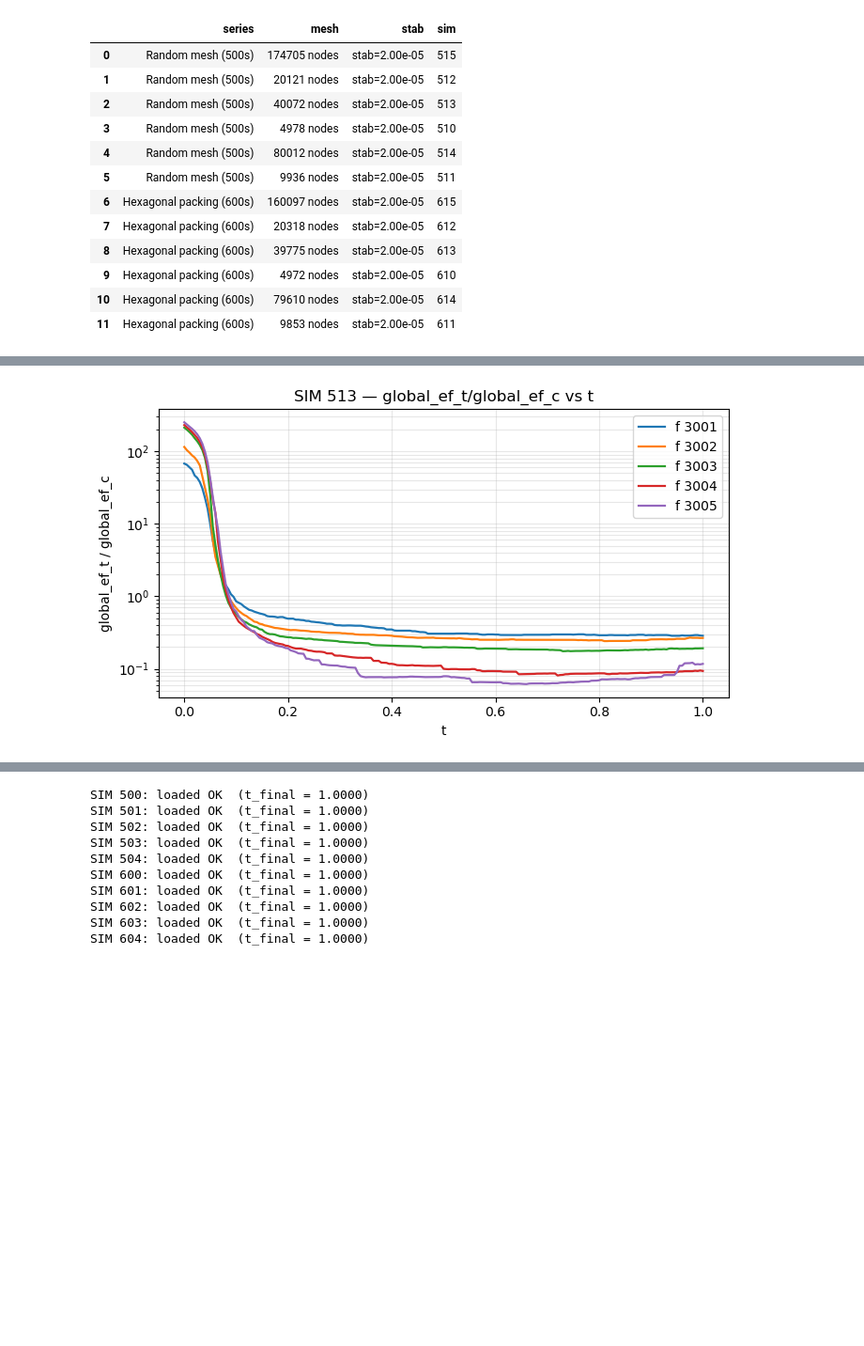
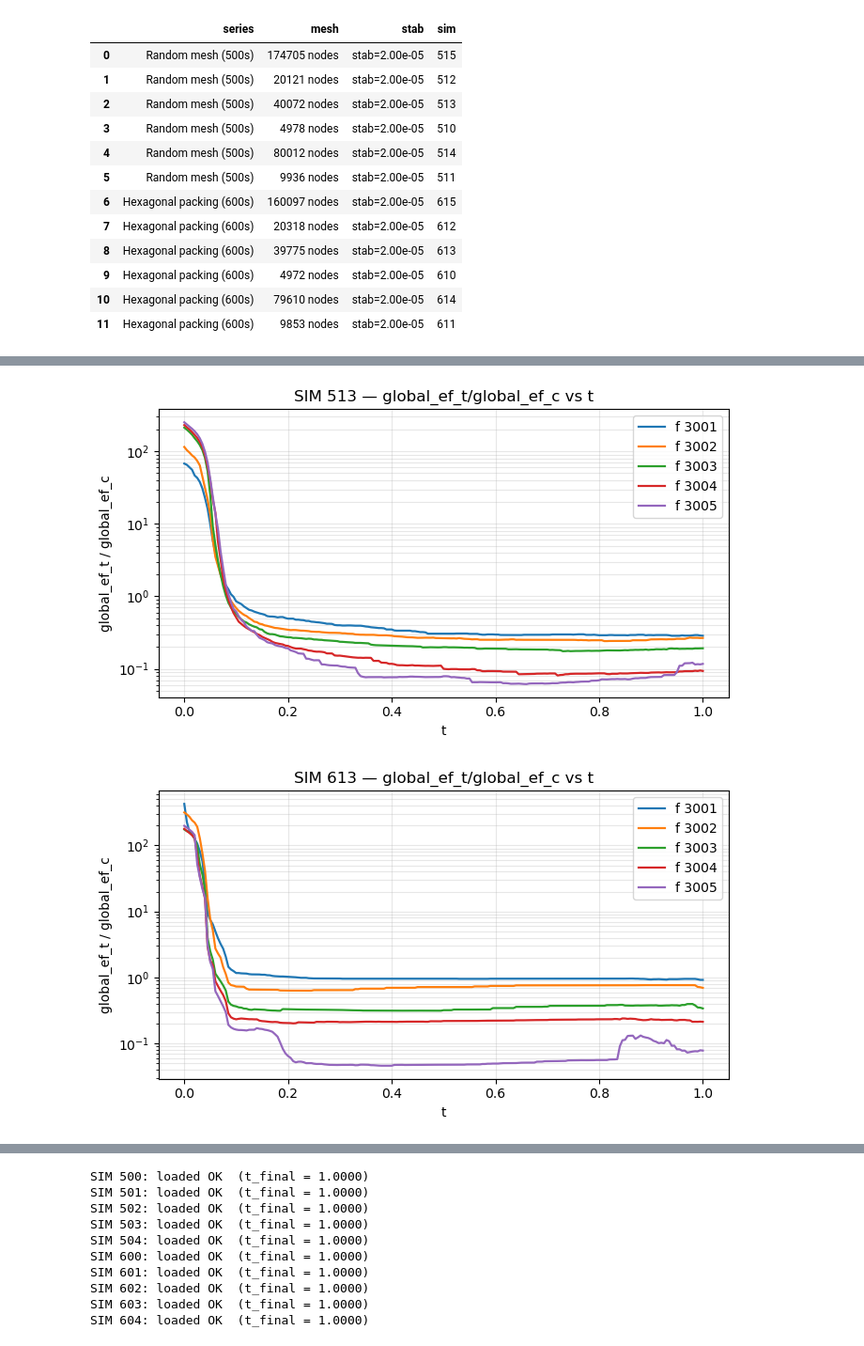
Before and after one commit to francoruffini17/FOAM_V03, a Jupyter notebook: Z001_Results_Analizer/Convergence_analysis_complete_500_600.ipynb, the cells around one changed output, grey strips where cells are left out. Shown at 94% size. Cells and saved outputs as stored; diff of their text form; code cells hidden in the pictures; blank space fills up the shorter version.

```diff
--- a/Z001_Results_Analizer/Convergence_analysis_complete_500_600.ipynb
+++ b/Z001_Results_Analizer/Convergence_analysis_complete_500_600.ipynb
@@ -132,40 +140,44 @@ File /Disk_F/FOAM_V03/I001_Results/DATA_PICK_613_T2_005.pkl does not exist
 # %%
-sim=513
+sim=613
+
 H_nums = [3001, 3002, 3003, 3004, 3005]
-fig, ax = plt.subplots(figsize=(7, 4))
+for sim in [513, 613]:
+
+    fig, ax = plt.subplots(figsize=(7, 4))
 
 
 
-for H_num in H_nums:
-    pkl_path = ROOT / "I001_Results" / f"DATA_PICK_{sim:03d}_H3_BFS_{H_num}.pkl"
+    for H_num in H_nums:
+        pkl_path = ROOT / "I001_Results" / f"DATA_PICK_{sim:03d}_H3_BFS_{H_num}.pkl"
 
-    if not pkl_path.exists():
-        print(f"File {pkl_path} does not exist")
-        continue
+        if not pkl_path.exists():
+            print(f"File {pkl_path} does not exist")
+            continue
 
-    with pkl_path.open("rb") as f:
-        data = pickle.load(f)
+        with pkl_path.open("rb") as f:
+            data = pickle.load(f)
 
-    t = np.array(data["t"], dtype=float)
-    ef_t = np.array(data["global_ef_t"], dtype=float)
-    ef_c = np.array(data["global_ef_c"], dtype=float)
+        t = np.array(data["t"], dtype=float)
+        ef_t = np.array(data["global_ef_t"], dtype=float)
+        ef_c = np.array(data["global_ef_c"], dtype=float)
 
-    ratio = np.divide(
-        ef_t,
-        ef_c,
-        out=np.full_like(ef_t, np.nan, dtype=float),
-        where=ef_c != 0,
-    )
+        ratio = np.divide(
+            ef_t,
+            ef_c,
+            out=np.full_like(ef_t, np.nan, dtype=float),
+            where=ef_c != 0,
+        )
 
-    ax.plot(t, ratio, lw=1.6, label=f"f {H_num}")
+        ax.plot(t, ratio, lw=1.6, label=f"f {H_num}")
 
-ax.set_xlabel("t")
-ax.set_ylabel("global_ef_t / global_ef_c")
-ax.set_title(f"SIM {sim:03d} — global_ef_t/global_ef_c vs t")
-ax.set_yscale("log")
-ax.grid(True, alpha=0.3, which="both")
-ax.legend()
-plt.tight_layout()
-plt.show()
+    ax.set_xlabel("t")
+    ax.set_ylabel("global_ef_t / global_ef_c")
+    ax.set_title(f"SIM {sim:03d} — global_ef_t/global_ef_c vs t")
+    ax.set_yscale("log")
+    ax.grid(True, alpha=0.3, which="both")
+    ax.legend()
+    plt.tight_layout()
+    plt.show()
 # %% [output]
 [figure]
+[figure, added]
```
Also changed, not shown: parts of 3 cells of this notebook, 2 other files.
